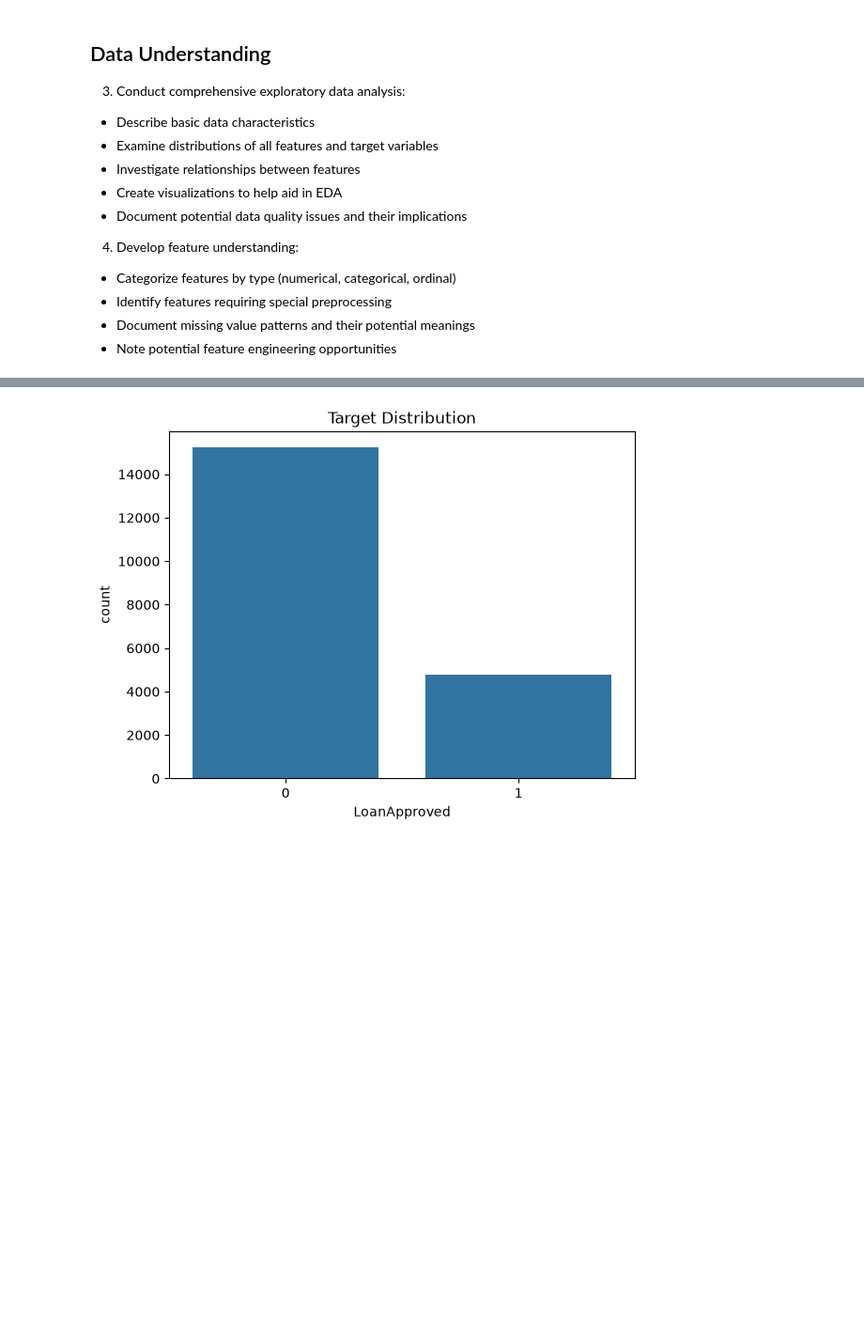
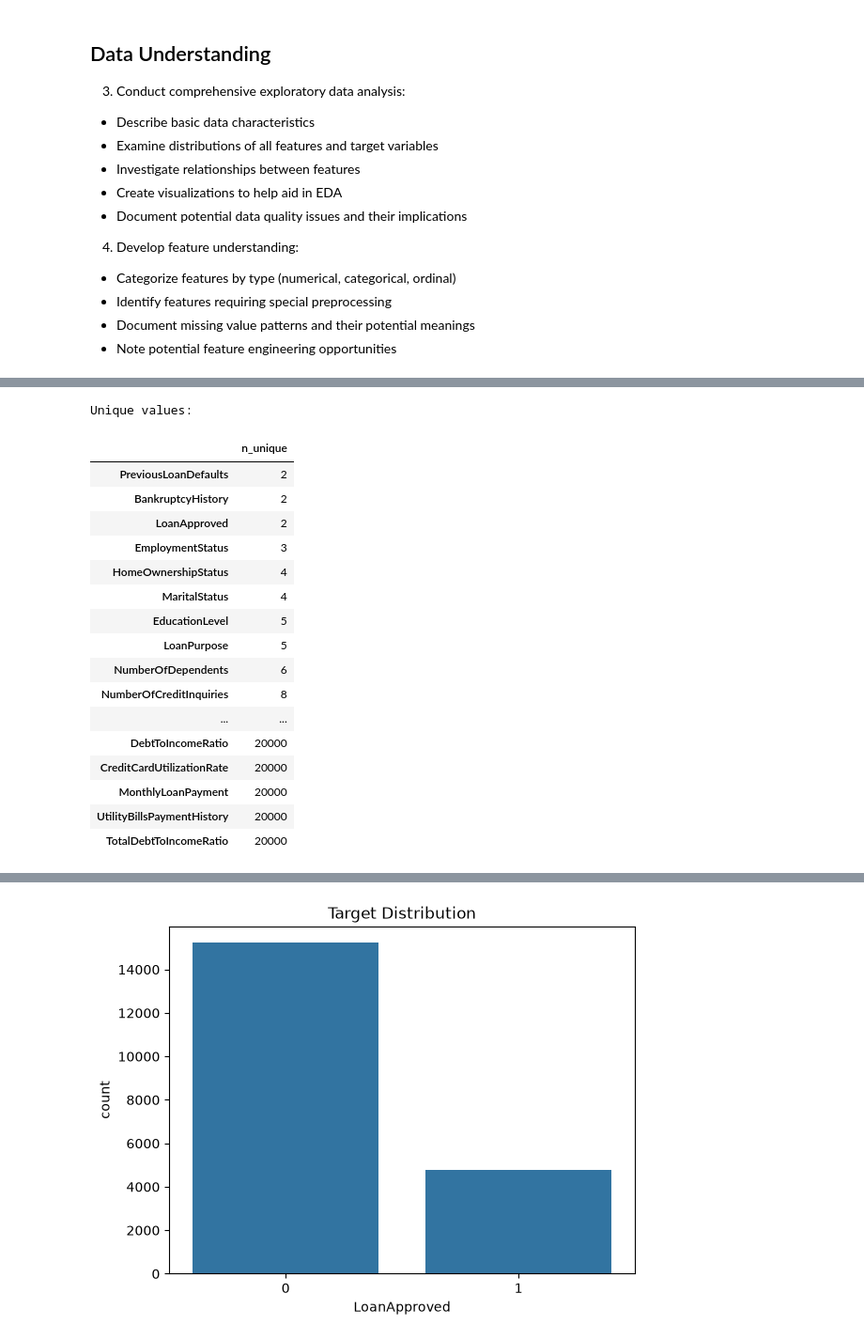
Before and after one commit to donjuel003/Loan-Approval-Model, a Jupyter notebook: financial_loan_risk.ipynb, the cells around one changed output, grey strips where cells are left out. Shown at 94% size. Drawn from its saved outputs; the diff is of its cells as text; code cells hidden in the pictures; blank space fills up the shorter version.

```diff
--- a/financial_loan_risk.ipynb
+++ b/financial_loan_risk.ipynb
@@ -86 +189,24 @@ memory usage: 5.3 MB
+# %%
+#Unique values
+print("\nUnique values:")
+display(df.nunique().sort_values().to_frame("n_unique"))
+# %% [output]
+Unique values:
+|  | n_unique |
+| PreviousLoanDefaults | 2 |
+| BankruptcyHistory | 2 |
+| LoanApproved | 2 |
+| EmploymentStatus | 3 |
+| HomeOwnershipStatus | 4 |
+| MaritalStatus | 4 |
+| EducationLevel | 5 |
+| LoanPurpose | 5 |
+| NumberOfDependents | 6 |
+| NumberOfCreditInquiries | 8 |
+| ... | ... |
+| DebtToIncomeRatio | 20000 |
+| CreditCardUtilizationRate | 20000 |
+| MonthlyLoanPayment | 20000 |
+| UtilityBillsPaymentHistory | 20000 |
+| TotalDebtToIncomeRatio | 20000 |
 # %%
```
Also changed, not shown: parts of 12 cells of this notebook.
